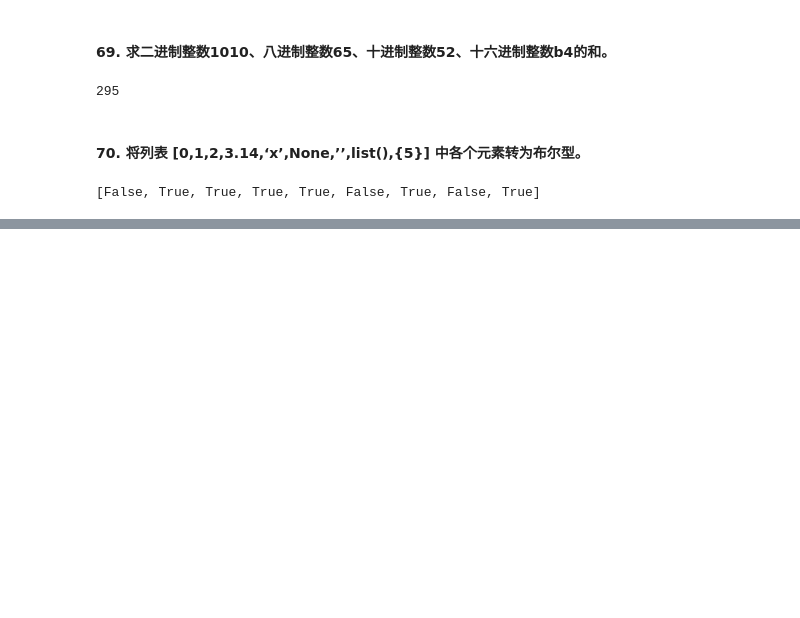
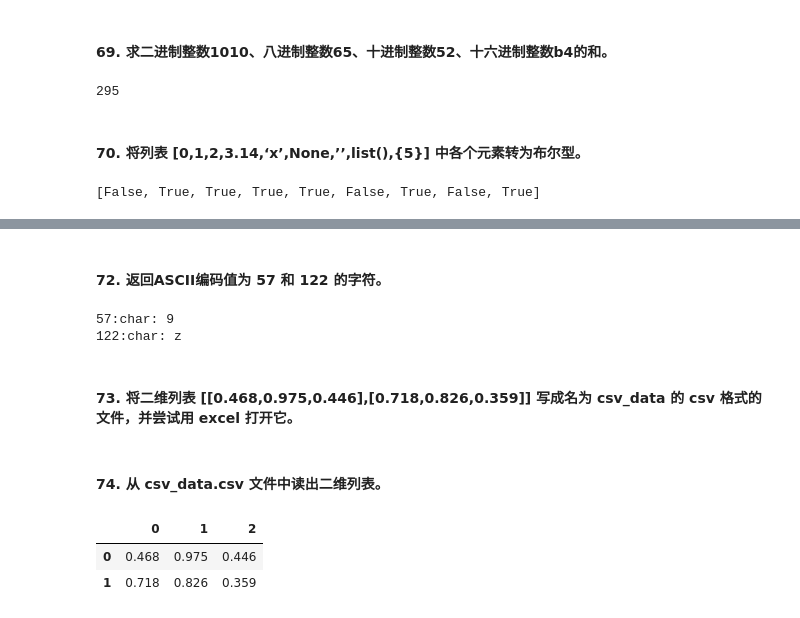
Before and after one commit to money89757/Learning-Python, a Jupyter notebook: Python基础100题/python语法练习.ipynb, the cells around one changed output, grey strips where cells are left out. Cells and saved outputs as stored; diff of their text form; code cells hidden in the pictures; blank space fills up the shorter version.

```diff
--- a/Python基础100题/python语法练习.ipynb
+++ b/Python基础100题/python语法练习.ipynb
@@ -773,0 +782,10 @@ print(bool_lists)
+# %% [markdown]
+#### 72. 返回ASCII编码值为 57 和 122 的字符。
+# %%
+print('57:char:',chr(57))
+print('122:char:',chr(122))
+# %% [output]
+57:char: 9
+122:char: z
+# %% [markdown]
+#### 73. 将二维列表 [[0.468,0.975,0.446],[0.718,0.826,0.359]] 写成名为 csv_data 的 csv 格式的文件，并尝试用 excel 打开它。
@@ -773,0 +798,10 @@ print(bool_lists)
+# %% [markdown]
+#### 74. 从 csv_data.csv 文件中读出二维列表。
+# %%
+import pandas as pd
+df = pd.read_csv('csv_data.csv',header = None, sep = ',')
+df
+# %% [output]
+|  | 0 | 1 | 2 |
+| 0 | 0.468 | 0.975 | 0.446 |
+| 1 | 0.718 | 0.826 | 0.359 |
```
Also changed, not shown: parts of 49 cells of this notebook.
